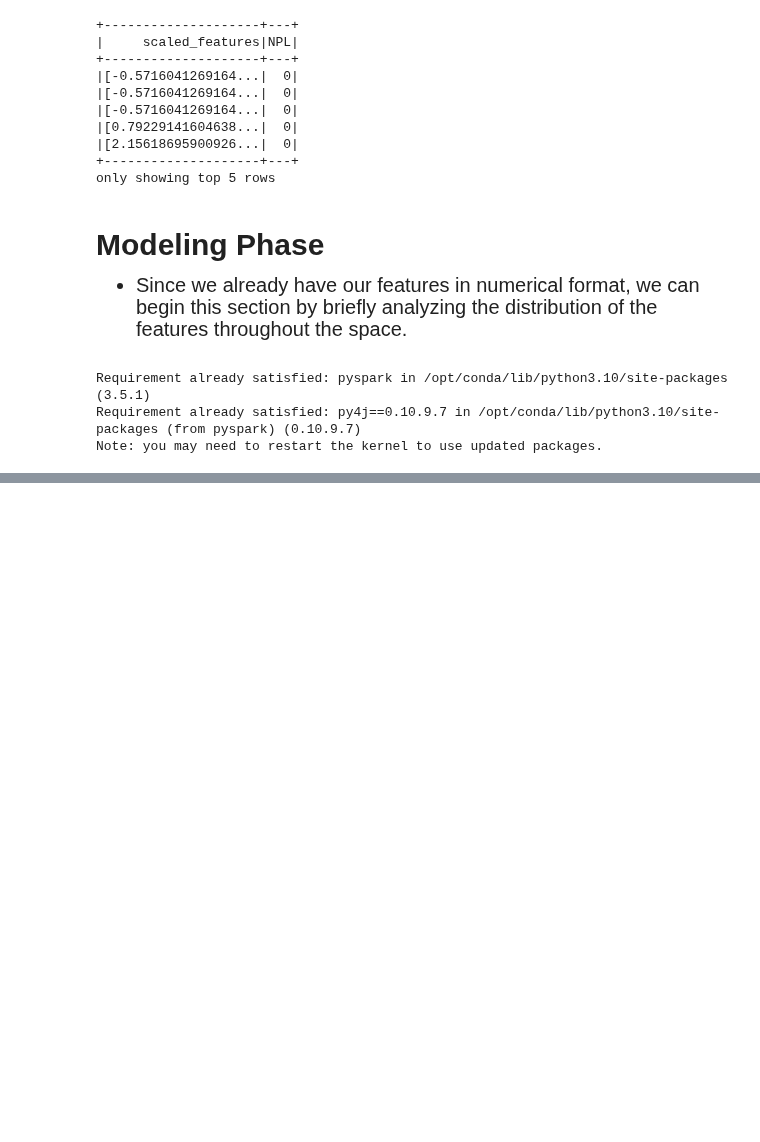
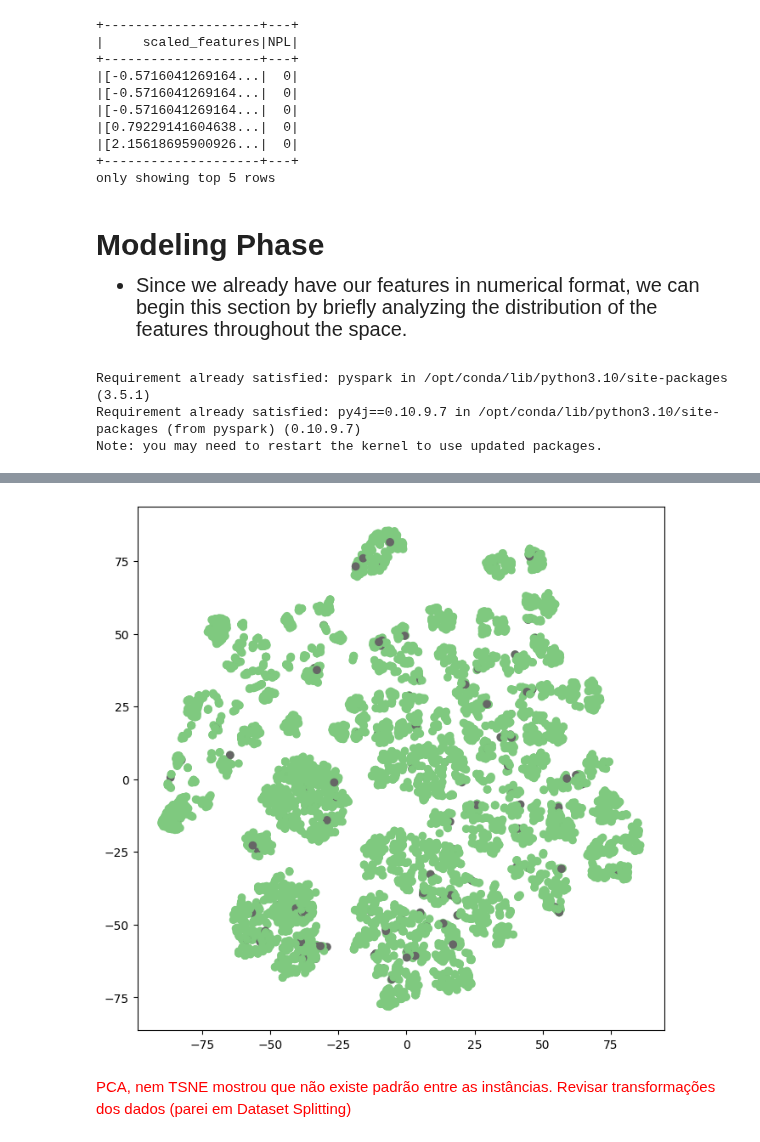
Before and after one commit to felipesveiga/NPL-Risk-Evaluation, a Jupyter notebook: project/npl-prediction.ipynb, the cells around one changed output, grey strips where cells are left out. Cells and saved outputs as stored; diff of their text form; code cells hidden in the pictures; blank space fills up the shorter version.

Commit message:
Revisar transformações dos dados (parei em Dataset Splitting)

```diff
--- a/project/npl-prediction.ipynb
+++ b/project/npl-prediction.ipynb
@@ -1226,0 +1222,3 @@ display(HTML("<style>pre { white-space: pre !important; }</style>"))
+# %%
+train_num = spark.read.parquet('/kaggle/input/npl-train/train-num.parquet')
+train_num.show(5)
@@ -1226,0 +1236,8 @@ display(HTML("<style>pre { white-space: pre !important; }</style>"))
+# %%
+import numpy as np
+from pyspark.ml.feature import PCA
+from pyspark.pandas import DataFrame as pd_DataFrame
+# pca = PCA(k=2, inputCol='scaled_features', outputCol='pca_features').fit(train_num)
+# train_num = pca.transform(train_num)
+array = np.array(train_num.select('scaled_features').collect())[:,0,:]
+array
@@ -1226,0 +1258,16 @@ display(HTML("<style>pre { white-space: pre !important; }</style>"))
+# %%
+import matplotlib.pyplot as plt
+from sklearn.manifold import TSNE
+
+array = TSNE().fit_transform(array)
+fig = plt.figure(figsize=(8, 8))
+#ax = fig.add_subplot(projection='3d')
+
+plt.scatter(array[:,0], array[:,1], c=np.array(train_num.select('NPL').collect()).astype('int').flatten(),
+           cmap='Accent')
+
+plt.show()
+# %% [output]
+[figure, added]
+# %% [markdown]
+<p style='color:red'> PCA, nem TSNE mostrou que não existe padrão entre as instâncias. Revisar transformações dos dados (parei em Dataset Splitting)</p>
```
Also changed, not shown: parts of 15 cells of this notebook.
